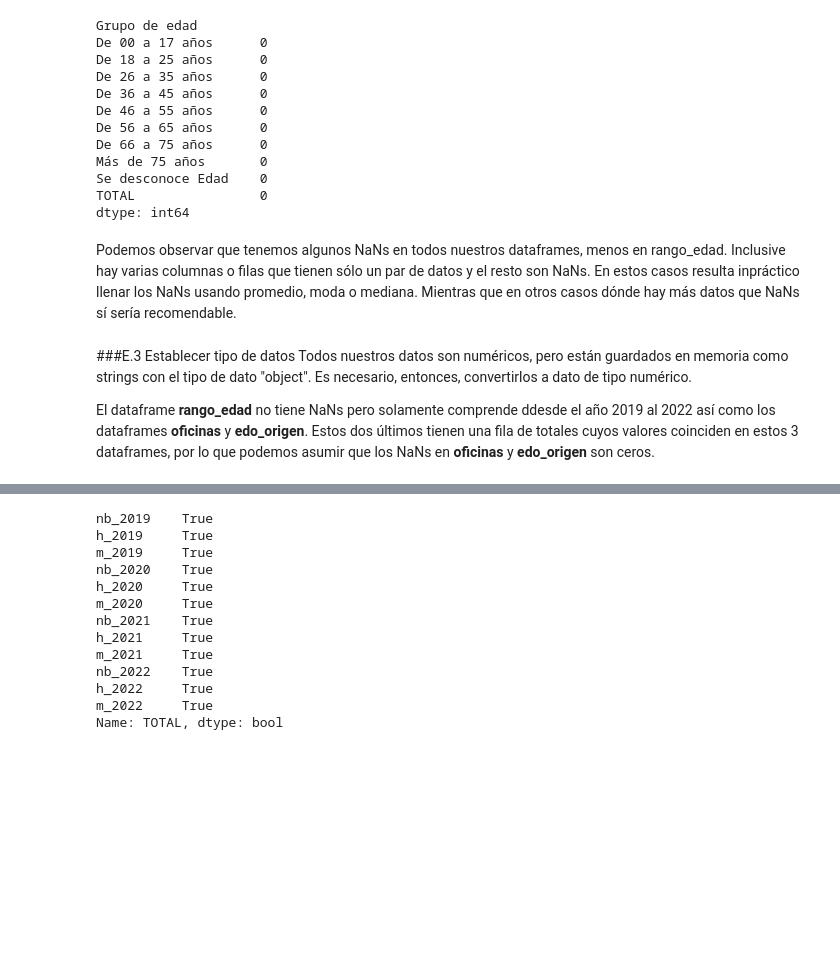
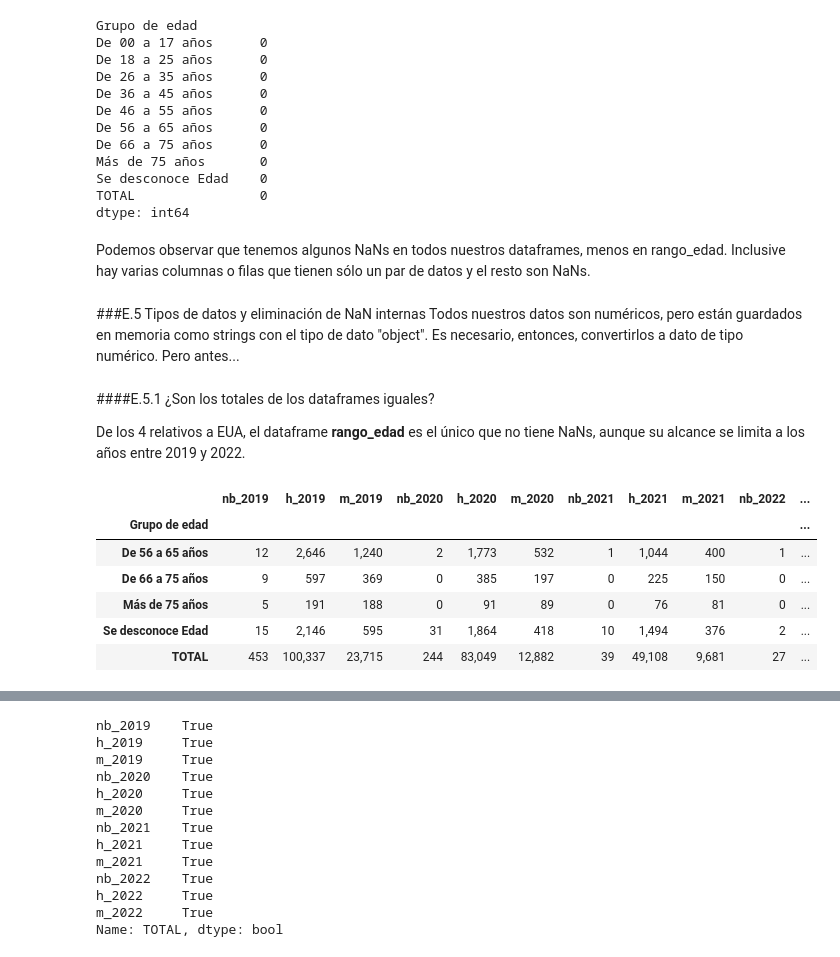
Before and after one commit to JuanMaLR/bedu-equipo4-dataScience-P-FP, a Jupyter notebook: FinalProject.ipynb, the cells around one changed output, grey strips where cells are left out. Saved outputs shown, nothing was run; the diff lists cells and outputs as text; code cells hidden in the pictures; blank space fills up the shorter version.

```diff
--- a/FinalProject.ipynb
+++ b/FinalProject.ipynb
@@ -974,9 +975,22 @@ Se desconoce Edad    0
 TOTAL                0
 dtype: int64
 # %% [markdown]
-Podemos observar que tenemos algunos NaNs en todos nuestros dataframes, menos en rango_edad. Inclusive hay varias columnas o filas que tienen sólo un par de datos y el resto son NaNs. En estos casos resulta inpráctico llenar los NaNs usando promedio, moda o mediana. Mientras que en otros casos dónde hay más datos que NaNs sí sería recomendable.
+Podemos observar que tenemos algunos NaNs en todos nuestros dataframes, menos en rango_edad. Inclusive hay varias columnas o filas que tienen sólo un par de datos y el resto son NaNs.
 # %% [markdown]
-###E.3 Establecer tipo de datos
-Todos nuestros datos son numéricos, pero están guardados en memoria como strings con el tipo de dato "object". Es necesario, entonces, convertirlos a dato de tipo numérico.
-
-El dataframe **rango_edad** no tiene NaNs pero solamente comprende ddesde el año 2019 al 2022 así como los dataframes **oficinas** y **edo_origen**. Estos dos últimos tienen una fila de totales cuyos valores coinciden en estos 3 dataframes, por lo que podemos asumir que los NaNs en **oficinas** y **edo_origen** son ceros.
+###E.5 Tipos de datos y eliminación de NaN internas
+Todos nuestros datos son numéricos, pero están guardados en memoria como strings con el tipo de dato "object". Es necesario, entonces, convertirlos a dato de tipo numérico. Pero antes...
+# %% [markdown]
+####E.5.1 ¿Son los totales de los dataframes iguales?
+
+De los 4 relativos a EUA, el dataframe **rango_edad** es el único que no tiene NaNs, aunque su alcance se limita a los años entre 2019 y 2022.
+# %%
+#Visualizar la fila "total" de rango_edad
+rango_edad.tail()
+# %% [output]
+|  | nb_2019 | h_2019 | m_2019 | nb_2020 | h_2020 | m_2020 | nb_2021 | h_2021 | m_2021 | nb_2022 | ... |
+| Grupo de edad |  |  |  |  |  |  |  |  |  |  | ... |
+| De 56 a 65 años | 12 | 2,646 | 1,240 | 2 | 1,773 | 532 | 1 | 1,044 | 400 | 1 | ... |
+| De 66 a 75 años | 9 | 597 | 369 | 0 | 385 | 197 | 0 | 225 | 150 | 0 | ... |
+| Más de 75 años | 5 | 191 | 188 | 0 | 91 | 89 | 0 | 76 | 81 | 0 | ... |
+| Se desconoce Edad | 15 | 2,146 | 595 | 31 | 1,864 | 418 | 10 | 1,494 | 376 | 2 | ... |
+| TOTAL | 453 | 100,337 | 23,715 | 244 | 83,049 | 12,882 | 39 | 49,108 | 9,681 | 27 | ... |
```
Also changed, not shown: parts of 41 cells of this notebook.
